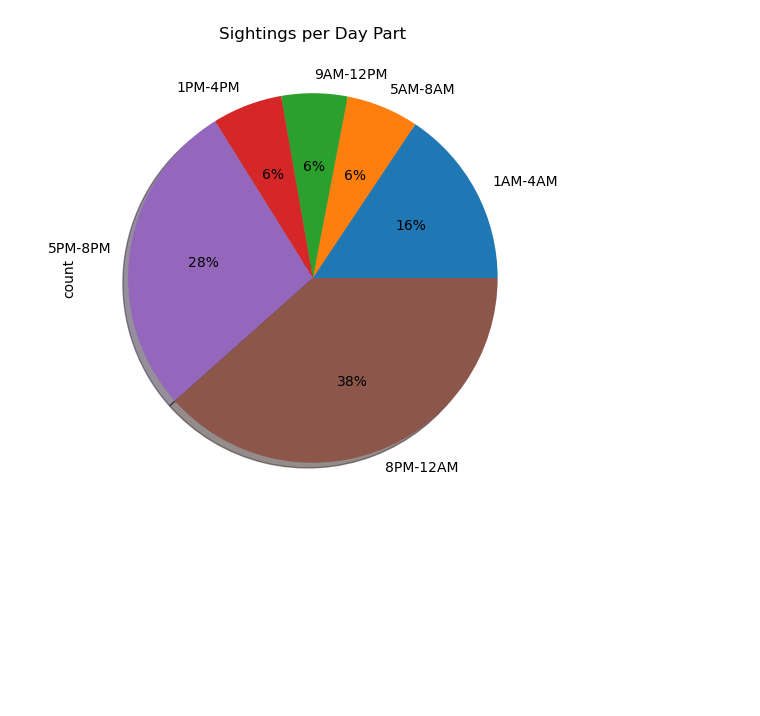
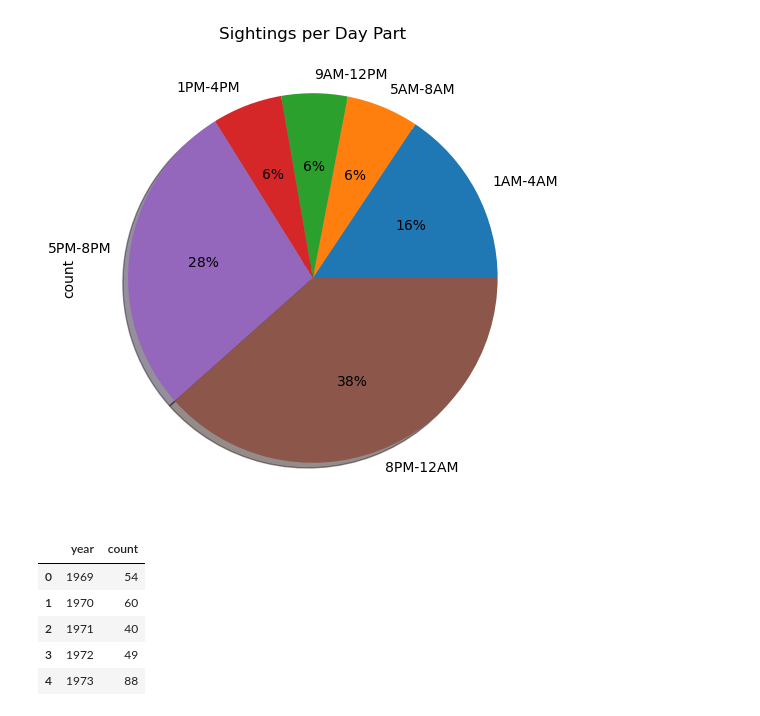
Before and after one commit to s-ellingwood/project-1, a Jupyter notebook: sightings_over_time-Chart.ipynb, the cells around one changed output. Cells and saved outputs as stored; diff of their text form; code cells hidden in the pictures; blank space fills up the shorter version.

```diff
--- a/sightings_over_time-Chart.ipynb
+++ b/sightings_over_time-Chart.ipynb
@@ -110,3 +110,16 @@ time_data['day parts'].value_counts().sort_index().plot(kind='pie',
 # %% [output]
 <Axes: title={'center': 'Sightings per Day Part'}, ylabel='count'>
 [figure]
+# %%
+year_data = time_data.groupby(by ='year').count()
+year_data = year_data[['Unnamed: 0']]
+year_data = year_data.rename(columns={'Unnamed: 0':'count'})
+year_data.reset_index(level='year', inplace = True)
+year_data.head()
+# %% [output]
+|  | year | count |
+| 0 | 1969 | 54 |
+| 1 | 1970 | 60 |
+| 2 | 1971 | 40 |
+| 3 | 1972 | 49 |
+| 4 | 1973 | 88 |
```
Also changed, not shown: parts of 5 cells of this notebook.
